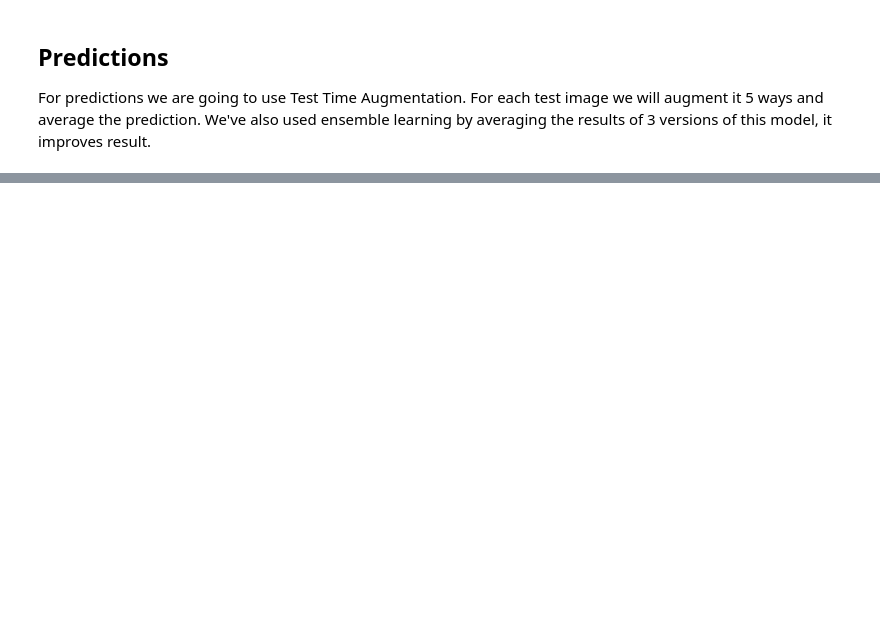
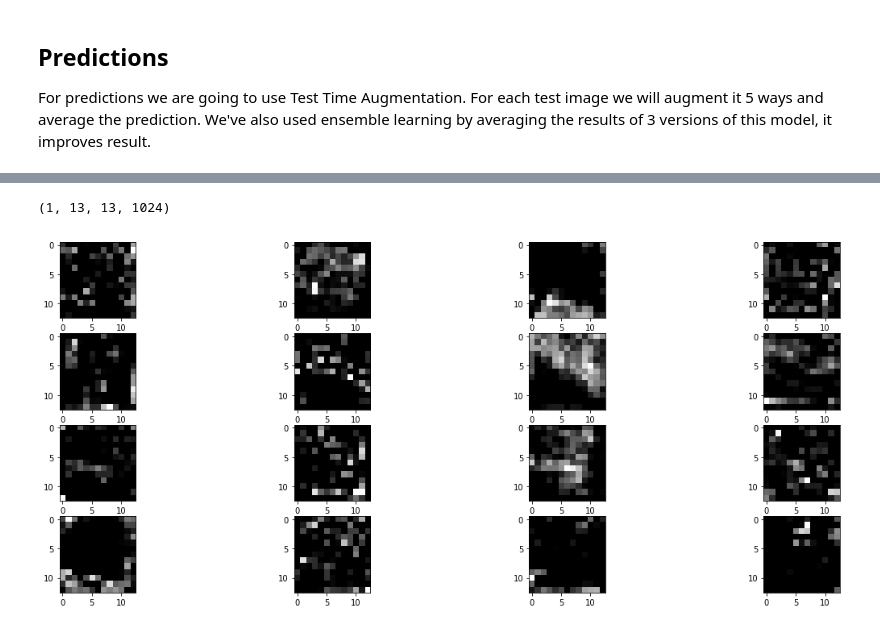
Before and after one commit to pengnam/CancerDetection, a Jupyter notebook: (WORKING) Resnet50.ipynb, the cells around one changed output, grey strips where cells are left out. Cells and saved outputs as stored; diff of their text form; code cells hidden in the pictures; blank space fills up the shorter version.

```diff
--- a/(WORKING) Resnet50.ipynb
+++ b/(WORKING) Resnet50.ipynb
@@ -384,0 +878,5 @@ accuracy on test data set:  0.887
+# %%
+display_activation(activations,101)
+# %% [output]
+(1, 13, 13, 1024)
+[figure, added]
```
Also changed, not shown: parts of 22 cells of this notebook.
